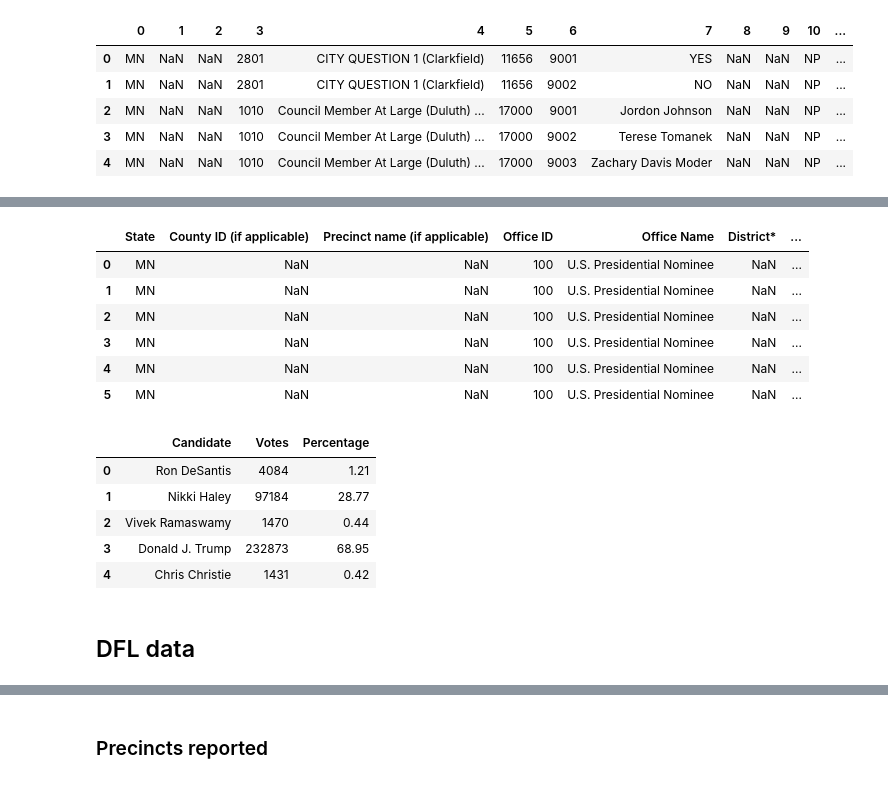
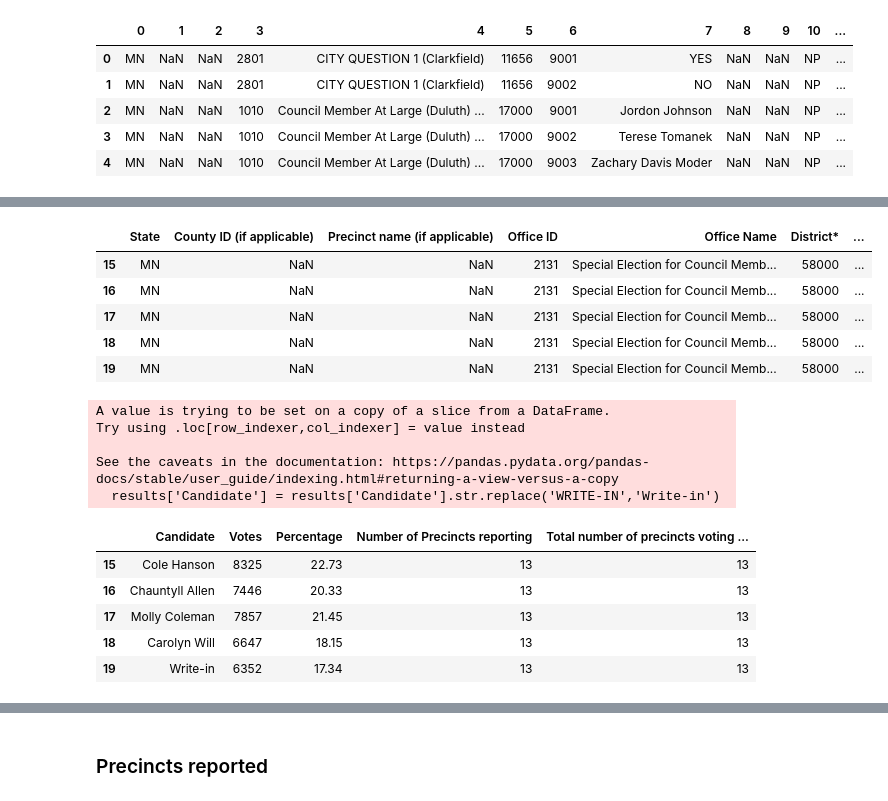
Before and after one commit to sahanjournal/primary-results-2025, a Jupyter notebook: scraping.ipynb, the cells around one changed output, grey strips where cells are left out. Saved outputs shown, nothing was run; the diff lists cells and outputs as text; code cells hidden in the pictures.

```diff
--- a/scraping.ipynb
+++ b/scraping.ipynb
@@ -93,26 +99,32 @@ df.to_csv("data/results.csv",index=False)
 # %%
 # select a subset of data for St Paul city council race
-GOP = df[df['Party Abbreviation'].str.contains('R')]
-GOP
+results = df[df['Office ID']==2131]
+results
 # %% [output]
 |  | State | County ID (if applicable) | Precinct name (if applicable) | Office ID | Office Name | District* | ... |
-| 0 | MN | NaN | NaN | 100 | U.S. Presidential Nominee | NaN | ... |
-| 1 | MN | NaN | NaN | 100 | U.S. Presidential Nominee | NaN | ... |
-| 2 | MN | NaN | NaN | 100 | U.S. Presidential Nominee | NaN | ... |
-| 3 | MN | NaN | NaN | 100 | U.S. Presidential Nominee | NaN | ... |
-| 4 | MN | NaN | NaN | 100 | U.S. Presidential Nominee | NaN | ... |
-| 5 | MN | NaN | NaN | 100 | U.S. Presidential Nominee | NaN | ... |
+| 15 | MN | NaN | NaN | 2131 | Special Election for Council Memb... | 58000 | ... |
+| 16 | MN | NaN | NaN | 2131 | Special Election for Council Memb... | 58000 | ... |
+| 17 | MN | NaN | NaN | 2131 | Special Election for Council Memb... | 58000 | ... |
+| 18 | MN | NaN | NaN | 2131 | Special Election for Council Memb... | 58000 | ... |
+| 19 | MN | NaN | NaN | 2131 | Special Election for Council Memb... | 58000 | ... |
 # %%
 # Select all columns needed for graphic
 
-GOP = GOP[['Candidate','Votes','Percentage']]
+results = results[['Candidate','Votes','Percentage','Number of Precincts reporting','Total number of precincts voting for the office']]
+results['Candidate'] = results['Candidate'].str.replace('WRITE-IN','Write-in')
+# %% [output]
+A value is trying to be set on a copy of a slice from a DataFrame.
+Try using .loc[row_indexer,col_indexer] = value instead
+
+See the caveats in the documentation: https://pandas.pydata.org/pandas-docs/stable/user_guide/indexing.html#returning-a-view-versus-a-copy
+  results['Candidate'] = results['Candidate'].str.replace('WRITE-IN','Write-in')
 # %%
-GOP.head()
+results.head()
 # %% [output]
-|  | Candidate | Votes | Percentage |
-| 0 | Ron DeSantis | 4084 | 1.21 |
-| 1 | Nikki Haley | 97184 | 28.77 |
-| 2 | Vivek Ramaswamy | 1470 | 0.44 |
-| 3 | Donald J. Trump | 232873 | 68.95 |
-| 4 | Chris Christie | 1431 | 0.42 |
+|  | Candidate | Votes | Percentage | Number of Precincts reporting | Total number of precincts voting ... |
+| 15 | Cole Hanson | 8325 | 22.73 | 13 | 13 |
+| 16 | Chauntyll Allen | 7446 | 20.33 | 13 | 13 |
+| 17 | Molly Coleman | 7857 | 21.45 | 13 | 13 |
+| 18 | Carolyn Will | 6647 | 18.15 | 13 | 13 |
+| 19 | Write-in | 6352 | 17.34 | 13 | 13 |
 # %%
@@ -120,2 +131,0 @@ GOP.to_csv("data/GOP.csv",index=False)
-# %% [markdown]
-## DFL data
```
Also changed, not shown: parts of 12 cells of this notebook.
